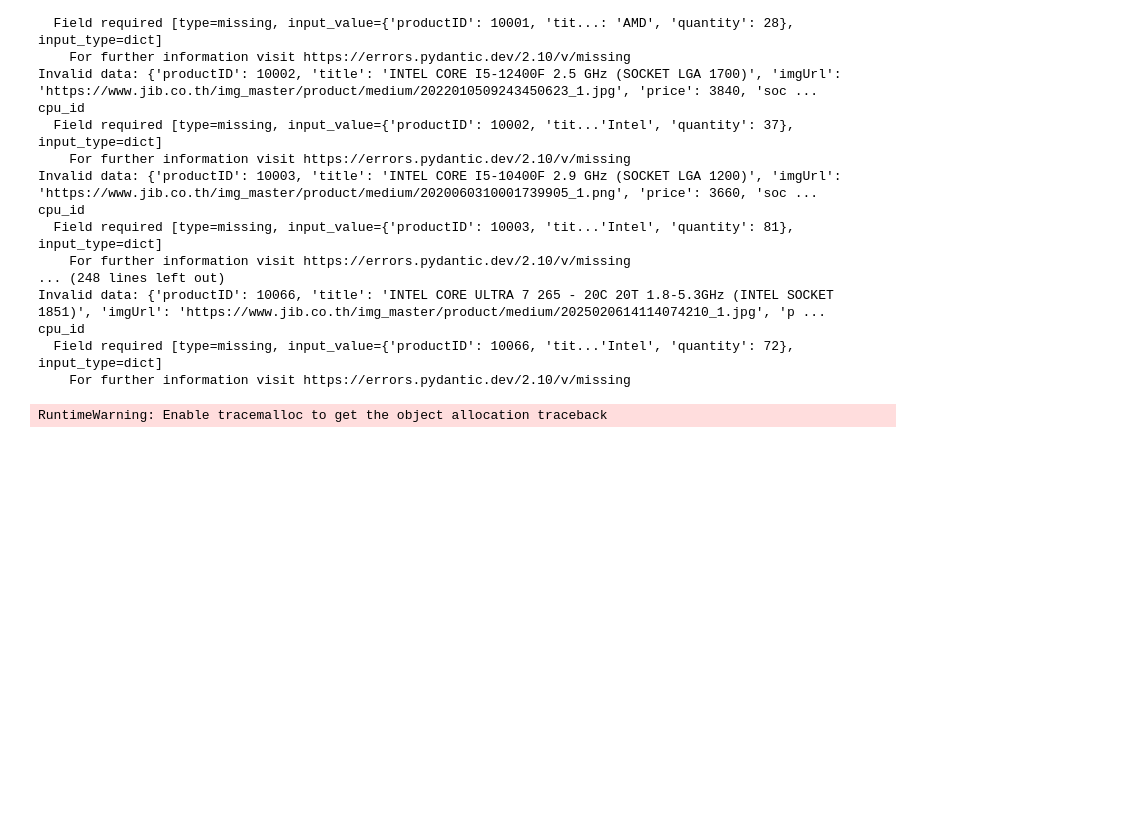
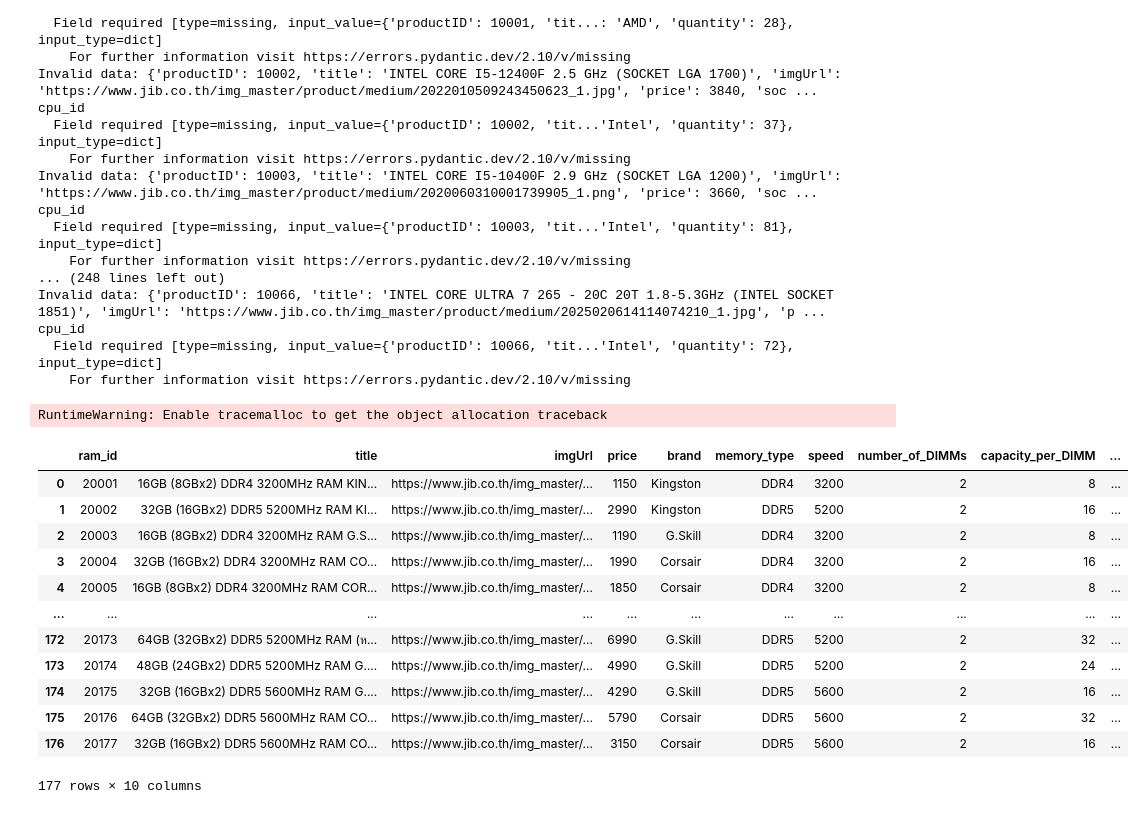
Before and after one commit to DrGMark7/iHAVEGAY-backend, a Jupyter notebook: test.ipynb, the cells around one changed output. Cells and saved outputs as stored; diff of their text form; code cells hidden in the pictures; blank space fills up the shorter version.

```diff
--- a/test.ipynb
+++ b/test.ipynb
@@ -140,0 +164,17 @@ RuntimeWarning: Enable tracemalloc to get the object allocation traceback
+# %%
+df = pd.read_json(r"C:\Users\WINDOWS 11\OneDrive\เดสก์ท็อป\iHAVEGAY-backend\src\database\json\ram2.json")
+df
+# %% [output]
+|  | ram_id | title | imgUrl | price | brand | memory_type | speed | number_of_DIMMs | capacity_per_DIMM | ... |
+| 0 | 20001 | 16GB (8GBx2) DDR4 3200MHz RAM KIN... | https://www.jib.co.th/img_master/... | 1150 | Kingston | DDR4 | 3200 | 2 | 8 | ... |
+| 1 | 20002 | 32GB (16GBx2) DDR5 5200MHz RAM KI... | https://www.jib.co.th/img_master/... | 2990 | Kingston | DDR5 | 5200 | 2 | 16 | ... |
+| 2 | 20003 | 16GB (8GBx2) DDR4 3200MHz RAM G.S... | https://www.jib.co.th/img_master/... | 1190 | G.Skill | DDR4 | 3200 | 2 | 8 | ... |
+| 3 | 20004 | 32GB (16GBx2) DDR4 3200MHz RAM CO... | https://www.jib.co.th/img_master/... | 1990 | Corsair | DDR4 | 3200 | 2 | 16 | ... |
+| 4 | 20005 | 16GB (8GBx2) DDR4 3200MHz RAM COR... | https://www.jib.co.th/img_master/... | 1850 | Corsair | DDR4 | 3200 | 2 | 8 | ... |
+| ... | ... | ... | ... | ... | ... | ... | ... | ... | ... | ... |
+| 172 | 20173 | 64GB (32GBx2) DDR5 5200MHz RAM (ห... | https://www.jib.co.th/img_master/... | 6990 | G.Skill | DDR5 | 5200 | 2 | 32 | ... |
+| 173 | 20174 | 48GB (24GBx2) DDR5 5200MHz RAM G.... | https://www.jib.co.th/img_master/... | 4990 | G.Skill | DDR5 | 5200 | 2 | 24 | ... |
+| 174 | 20175 | 32GB (16GBx2) DDR5 5600MHz RAM G.... | https://www.jib.co.th/img_master/... | 4290 | G.Skill | DDR5 | 5600 | 2 | 16 | ... |
+| 175 | 20176 | 64GB (32GBx2) DDR5 5600MHz RAM CO... | https://www.jib.co.th/img_master/... | 5790 | Corsair | DDR5 | 5600 | 2 | 32 | ... |
+| 176 | 20177 | 32GB (16GBx2) DDR5 5600MHz RAM CO... | https://www.jib.co.th/img_master/... | 3150 | Corsair | DDR5 | 5600 | 2 | 16 | ... |
+177 rows × 10 columns
```
Also changed, not shown: parts of 9 cells of this notebook, 11 other files.
